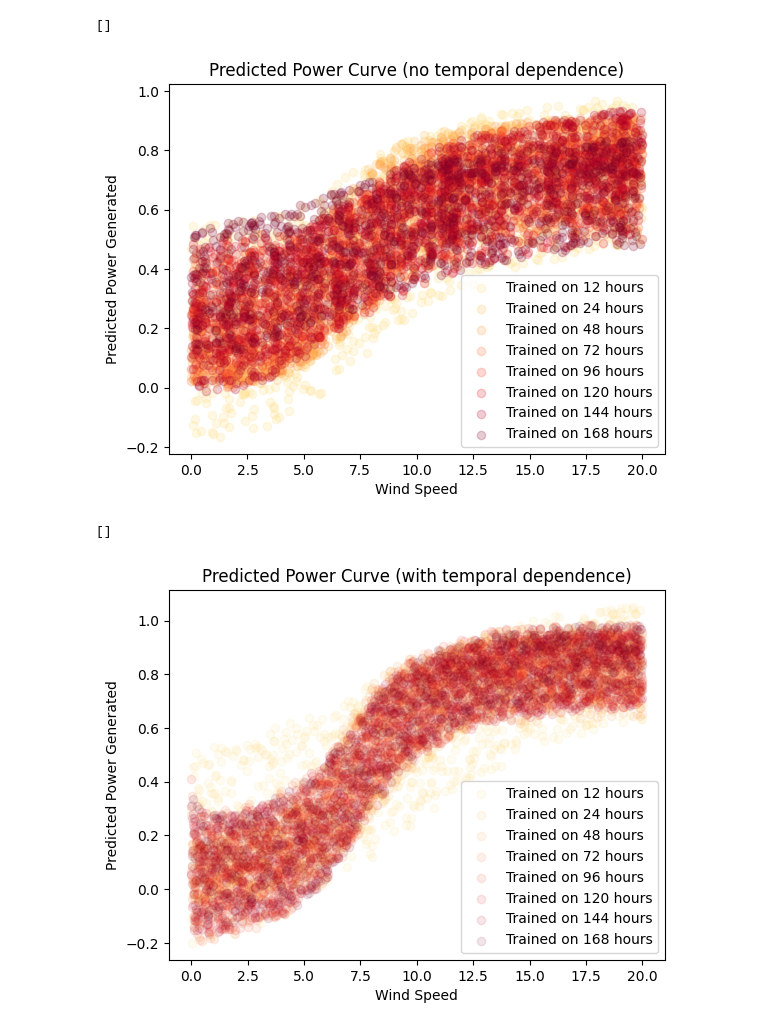
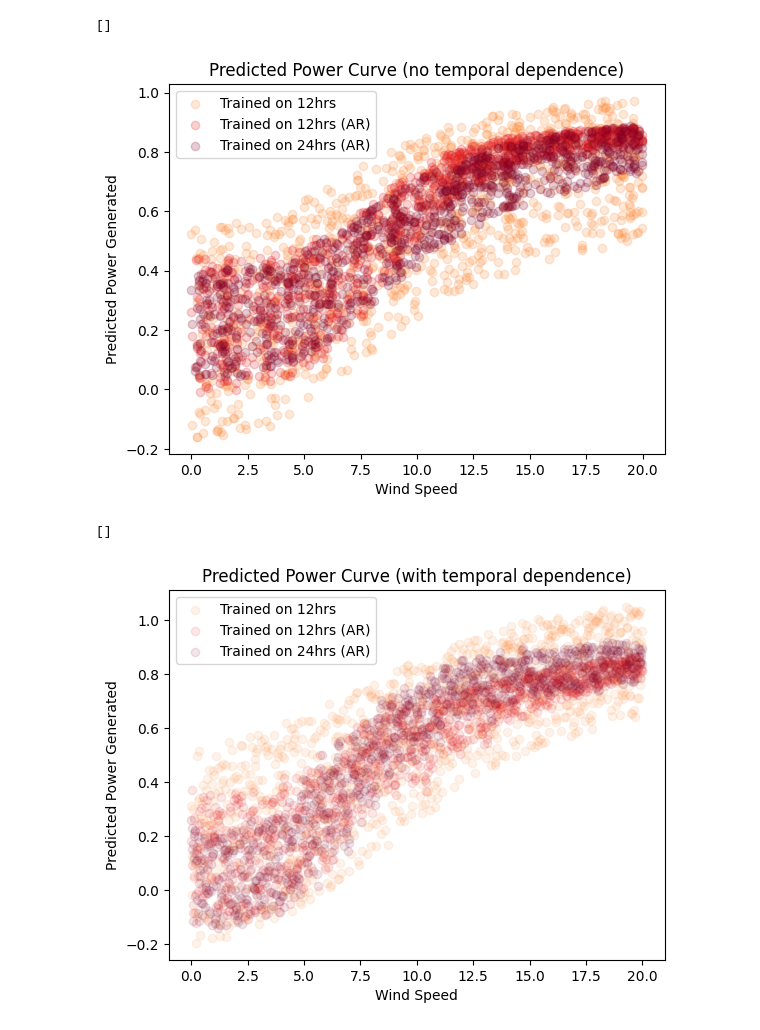
Before and after one commit to davidvalenta-dev/deep-wind-model-dispatch, a Jupyter notebook: power_model/src/model_exploration.ipynb, the cells around one changed output. Cells and saved outputs as stored; diff of their text form; code cells hidden in the pictures.

Commit message:
updated RNN with autoregressionand updated probabilistic model

```diff
--- a/power_model/src/model_exploration.ipynb
+++ b/power_model/src/model_exploration.ipynb
@@ -16,15 +13,17 @@ model_168hr, _, _ = load_experiment('7c758fe2-9414-4dee-8b8f-69f5d3e39939', '../
 # %%
 (speed, power) = dataset
 
-models = [model_12hr,
-          model_24hr,
-          model_48hr,
-          model_72hr,
-          model_96hr,
-          model_120hr,
-          model_144hr,
-          model_168hr]
-model_labels = [12, 24, 48, 72, 96, 120, 144, 168]
+# models = [model_12hr,
+#           model_24hr,
+#           model_48hr,
+#           model_72hr,
+#           model_96hr,
+#           model_120hr,
+#           model_144hr,
+#           model_168hr]
+models = [model_12hr, model_12hr_ar, model_24hr_ar]
+# model_labels = [12, 24, 48, 72, 96, 120, 144, 168]
+model_labels = ['12hrs', '12hrs (AR)', '24hrs (AR)']
 
 scales = ['1 day', '2 days', '1 week', '1 month']
 upper_bounds = [24, 24 * 2, 24 * 7, 24 * 30]
@@ -43,13 +42,14 @@ for i in range(len(scales)):
     cmap = plt.get_cmap('YlOrRd', M + 2)
     print(f'Time steps to predict: {T}')
     # Use same quantiles for all models to ensure "fairness" in visualizing predictions
+
     quantiles = random_quantiles(size=(T), low=0.01, high=0.99)
     for j in range(M):
         model = models[j]
         label = model_labels[j]
         predicted_power = model(input, quantiles).detach().cpu().numpy().squeeze()
         print(predicted_power)
-        plt.plot(x, predicted_power, color=cmap(j+2), label=f'Trained on {label} hours')
+        plt.plot(x, predicted_power, color=cmap(j+2), label=f'{label}')
     plt.plot(x, target, 'g', label='Actual Power (Normalized)')
     plt.plot(x, norm_speed, '--b', label='Wind Speeds (Normalized)')
     plt.title(f'Predicted Power Generated over {scale}')
@@ -131,27 +127,27 @@ Time steps to predict: 720
 # %%
 N = 1000
 random_wind_speeds = np.random.uniform(0, 20, N)
 
 for i in range(M):
     model = models[i]
     label = model_labels[i]
     preds = []
     cmap = plt.get_cmap('YlOrRd', M + 2)
 
     for speed in random_wind_speeds:
         input = torch.tensor([speed], dtype=torch.float).unsqueeze(0)
         alpha = random_quantiles(1, 0.01, 0.99)
         pred = model(input, alpha).detach().cpu().numpy().squeeze()
         preds.append(pred)
-    plt.scatter(random_wind_speeds, preds, alpha=0.2, color=cmap(i+2), label=f'Trained on {label} hours')
+    plt.scatter(random_wind_speeds, preds, alpha=0.2, color=cmap(i+2), label=f'Trained on {label}')
 plt.ylabel('Predicted Power Generated')
 plt.xlabel('Wind Speed')
 plt.title('Predicted Power Curve (no temporal dependence)')
 plt.legend()
 plt.plot()
 # %% [output]
 []
-[figure, old version]
+[figure, new version]
 # %%
 N = 1000
 random_wind_speeds = np.linspace(0, 20, N)
@@ -163,7 +159,7 @@ for i in range(M):
     input = torch.tensor(random_wind_speeds, dtype=torch.float).unsqueeze(0)
     alpha = random_quantiles(N, 0.01, 0.99)
     preds = model(input, alpha).detach().cpu().numpy().squeeze()
-    plt.scatter(random_wind_speeds, preds, alpha=0.1, color=cmap(i+2), label=f"Trained on {label} hours")
+    plt.scatter(random_wind_speeds, preds, alpha=0.1, color=cmap(i+2), label=f"Trained on {label}")
 plt.ylabel('Predicted Power Generated')
 plt.xlabel('Wind Speed')
 plt.title('Predicted Power Curve (with temporal dependence)')
@@ -171,7 +167,7 @@ plt.legend()
 plt.plot()
 # %% [output]
 []
-[figure, old version]
+[figure, new version]
 # %%
 cmap = plt.get_cmap('YlOrRd', M + 2)
 
```
Also changed, not shown: parts of 5 cells of this notebook, 34 other files.
